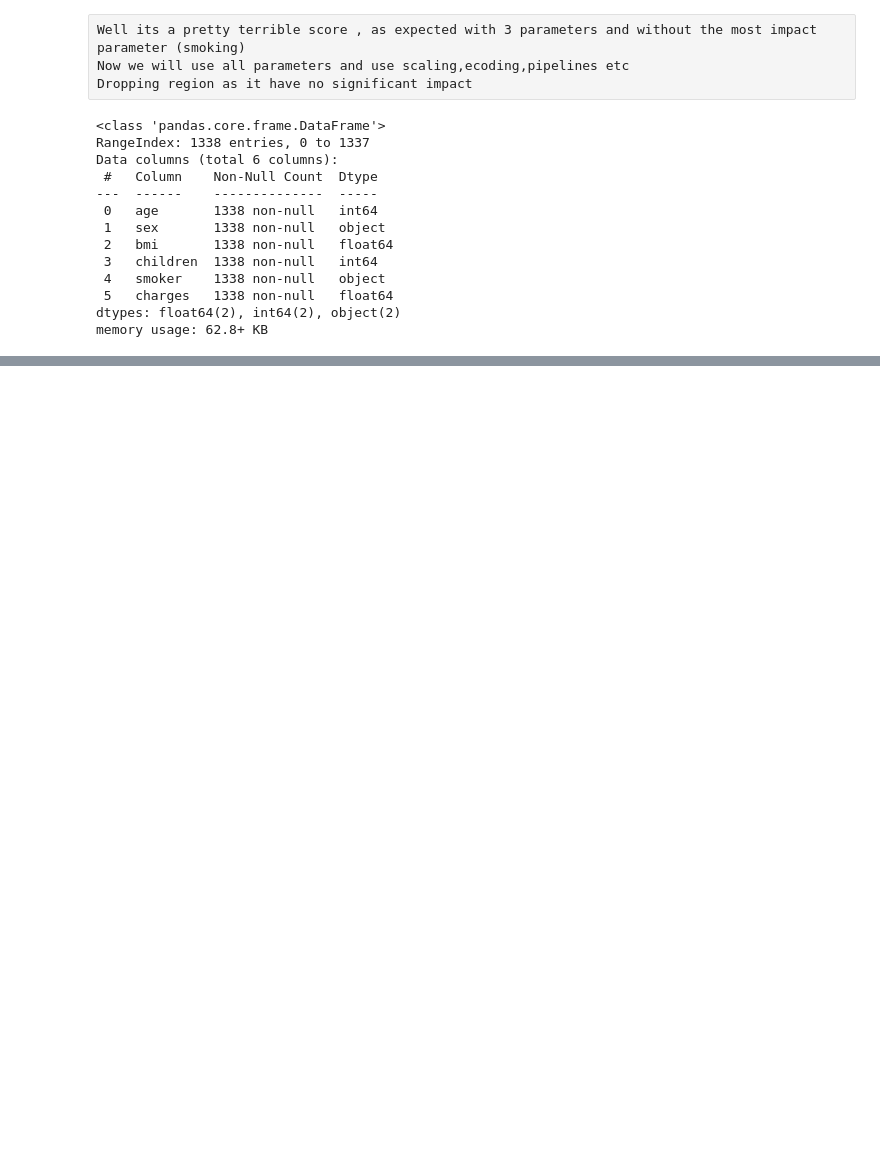
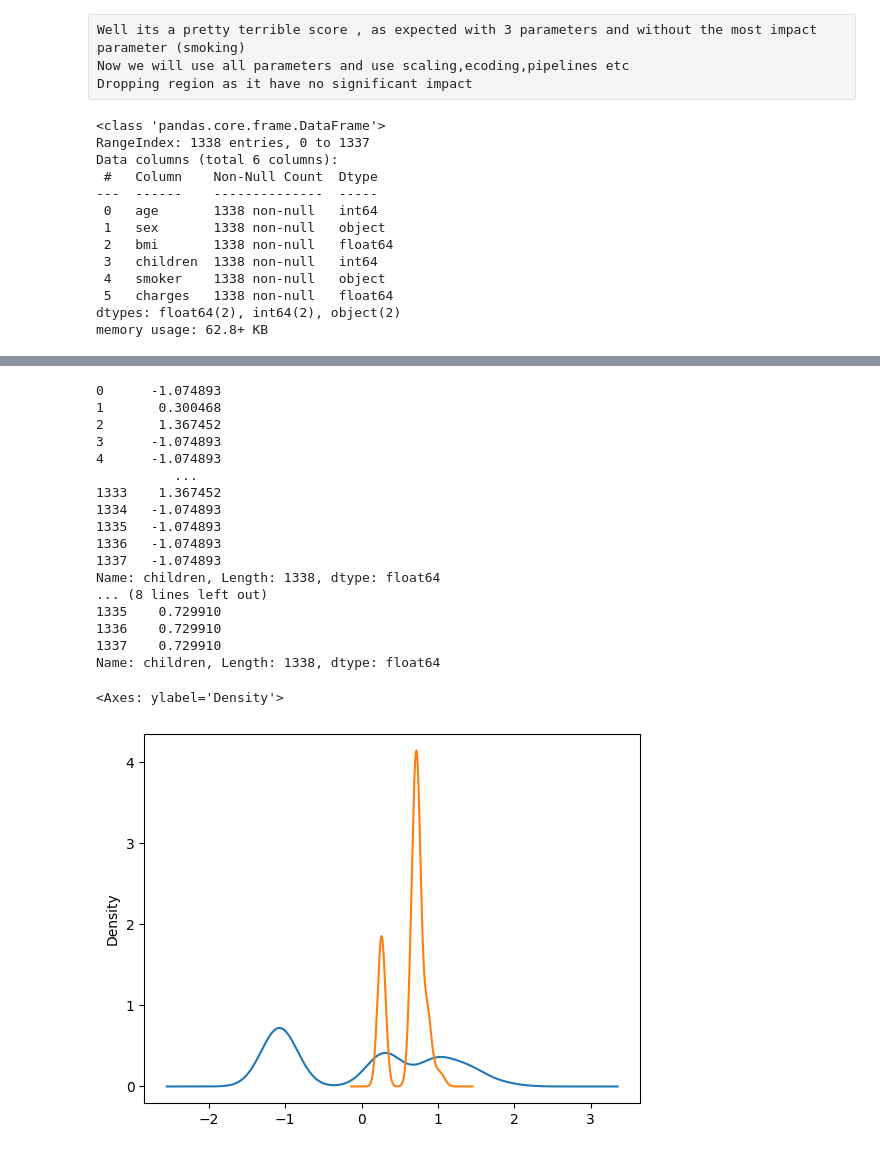
Before and after one commit to AbhinavSinghKuriya/Datasheet1, a Jupyter notebook: MLproject1.ipynb, the cells around one changed output, grey strips where cells are left out. Cells and saved outputs as stored; diff of their text form; code cells hidden in the pictures; blank space fills up the shorter version.

```diff
--- a/MLproject1.ipynb
+++ b/MLproject1.ipynb
@@ -92,0 +148,34 @@ df.plot(y=['bmi','charges'], kind='line')
+# %%
+# lets see if we can improve the children distribution more
+ch = transformed['children']
+print(ch)
+ch.plot(y=['children'], kind='kde')
+
+def absolute_log(x):
+    return np.log1p(np.abs(x))
+
+trf = FunctionTransformer(func=absolute_log)
+chl = trf.fit_transform(ch)
+print(chl)
+chl.plot(y=['children'], kind='kde')
+#lets just take it    it is what it is
+# %% [output]
+0      -1.074893
+1       0.300468
+2       1.367452
+3      -1.074893
+4      -1.074893
+          ...
+1333    1.367452
+1334   -1.074893
+1335   -1.074893
+1336   -1.074893
+1337   -1.074893
+Name: children, Length: 1338, dtype: float64
+... (8 lines left out)
+1335    0.729910
+1336    0.729910
+1337    0.729910
+Name: children, Length: 1338, dtype: float64
+<Axes: ylabel='Density'>
+[figure, added]
```
Also changed, not shown: parts of 9 cells of this notebook.
